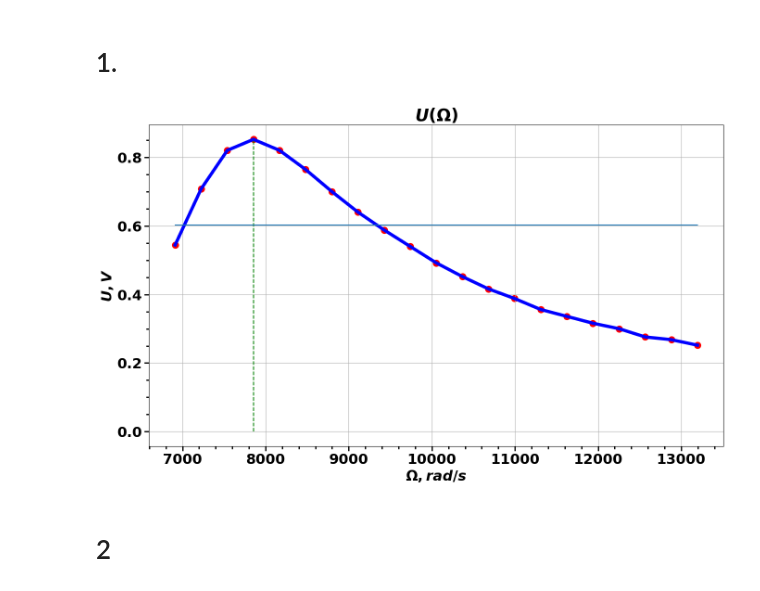
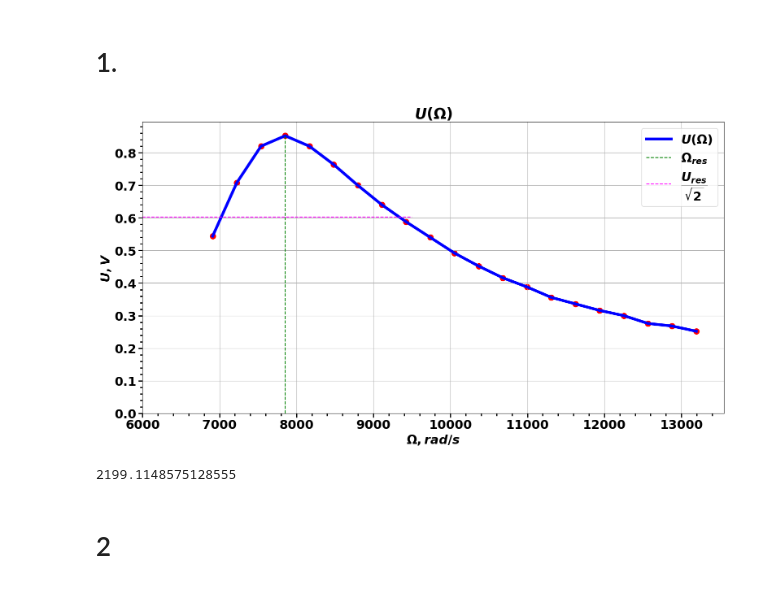
Before and after one commit to currantino/physics-3.11, a Jupyter notebook: calculations.ipynb, the cells around one changed output. Saved outputs shown, nothing was run; the diff lists cells and outputs as text; code cells hidden in the pictures.

```diff
--- a/calculations.ipynb
+++ b/calculations.ipynb
@@ -8,17 +8,18 @@ from matplotlib.ticker import (MultipleLocator, AutoMinorLocator)
 from scipy.stats import linregress
 
 matplotlib.rcParams.update(matplotlib.rcParamsDefault)
-plt.rcParams.update({
-    "text.usetex": False,
-    "font.family": "sans-serif",
-    "font.sans-serif": ["Helvetica"]
-})
+# plt.rcParams.update({
+#     "text.usetex": False,
+#     "font.family": "sans-serif",
+#     "font.sans-serif": ["Helvetica"]
+# })
 
-font = {
-    'family': 'normal',
-    'weight': 'bold',
-    'size': 22
-}
+# font = {
+#     'style': 'normal',
+# #     'family': 'computer modern',
+#     'weight': 'bold',
+#     'size': 22
+# }
 
 matplotlib.rc('font', **font)
 # %%
@@ -51,29 +52,41 @@ for i in range(len(voltage)):
 # 1.
 # %%
 fig, ax = plt.subplots(figsize=(16, 9))
-plt.plot(frequency_cyclic, voltage, linewidth=5, c='blue')
+plt.plot(frequency_cyclic, voltage, linewidth=5, c='blue', label=r'$U(\Omega)$')
 plt.scatter(frequency_cyclic, voltage, s=100, c='red')
 plt.plot([frequency_resonance_experimental for value in voltage], np.linspace(0, max(voltage), len(voltage)),
          c='green',
-         linestyle='--')
-plt.plot(frequency_cyclic, [1/np.sqrt(2) * max(voltage) for i in voltage])
+         linestyle='--',
+        label=r'$\Omega_{res}$')
+plt.plot(np.linspace(6000, 9500, 9), [1/np.sqrt(2) * max(voltage) for i in voltage[:9]],
+        linestyle='--',
+        c='magenta',
+        label=r'$\dfrac{U_{res}}{\sqrt{2}}$')
 plt.title(r'$U(\Omega)$')
 plt.ylabel(r'$U, V$')
 plt.xlabel(r'$\Omega, rad/s$')
-plt.grid()
 
+plt.ylim(0)
+plt.xlim(6000)
 
-ax.xaxis.set_minor_locator(AutoMinorLocator())
-ax.yaxis.set_minor_locator(AutoMinorLocator())
+ax.xaxis.set_minor_locator(AutoMinorLocator(5))
+ax.yaxis.set_minor_locator(AutoMinorLocator(5))
 
 
 ax.tick_params(which='both', width=2)
 ax.tick_params(which='major', length=7)
 ax.tick_params(which='minor', length=4)
+plt.legend()
+plt.grid()
+plt.tight_layout()
 plt.savefig('plots/voltage(frequency).png')
 plt.show()
 # %% [output]
-[figure, old version]
+[figure, new version]
+# %%
+frequency_resonance_approx * 2 * np.pi - frequency_cyclic[3]
+# %% [output]
+2199.1148575128555
 # %% [markdown]
 # 2
 # %% [markdown]
```
Also changed, not shown: parts of 5 cells of this notebook, 3 other files.
